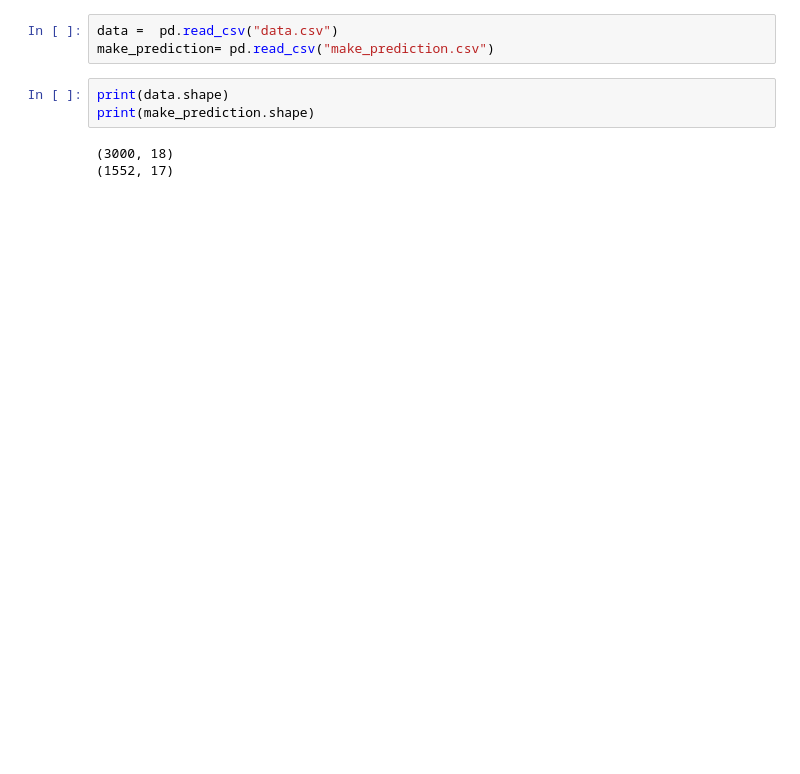
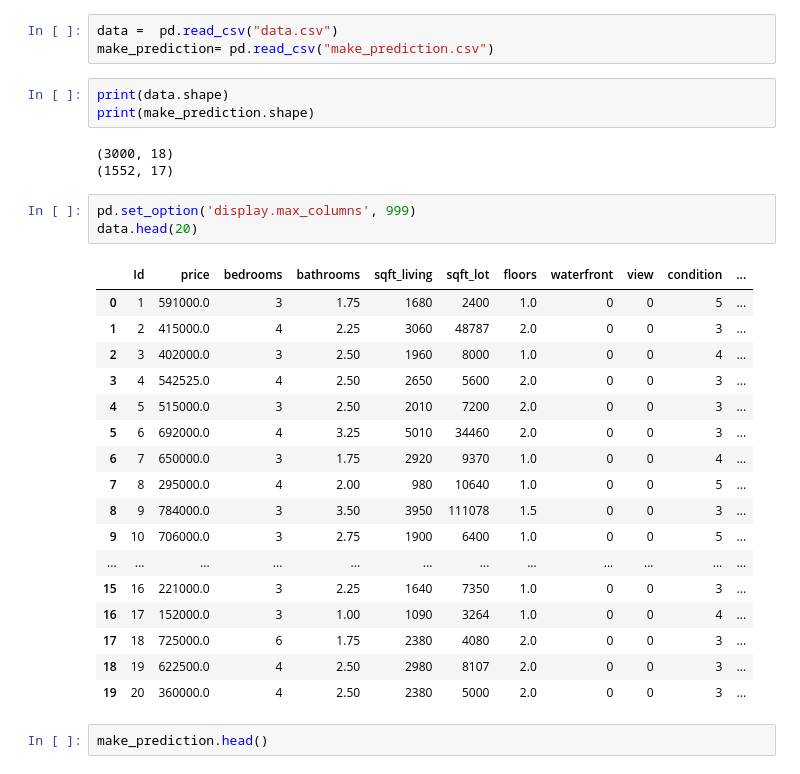
Before and after one commit to rajadevineni/House_Price_Prediction, a Jupyter notebook: KNN_regressor.ipynb, the cells around one changed output. Cells and saved outputs as stored; diff of their text form; blank space fills up the shorter version.

```diff
--- a/KNN_regressor.ipynb
+++ b/KNN_regressor.ipynb
@@ -12,3 +14,26 @@ print(make_prediction.shape)
 # %% [output]
 (3000, 18)
 (1552, 17)
+# %%
+pd.set_option('display.max_columns', 999)
+data.head(20)
+# %% [output]
+|  | Id | price | bedrooms | bathrooms | sqft_living | sqft_lot | floors | waterfront | view | condition | ... |
+| 0 | 1 | 591000.0 | 3 | 1.75 | 1680 | 2400 | 1.0 | 0 | 0 | 5 | ... |
+| 1 | 2 | 415000.0 | 4 | 2.25 | 3060 | 48787 | 2.0 | 0 | 0 | 3 | ... |
+| 2 | 3 | 402000.0 | 3 | 2.50 | 1960 | 8000 | 1.0 | 0 | 0 | 4 | ... |
+| 3 | 4 | 542525.0 | 4 | 2.50 | 2650 | 5600 | 2.0 | 0 | 0 | 3 | ... |
+| 4 | 5 | 515000.0 | 3 | 2.50 | 2010 | 7200 | 2.0 | 0 | 0 | 3 | ... |
+| 5 | 6 | 692000.0 | 4 | 3.25 | 5010 | 34460 | 2.0 | 0 | 0 | 3 | ... |
+| 6 | 7 | 650000.0 | 3 | 1.75 | 2920 | 9370 | 1.0 | 0 | 0 | 4 | ... |
+| 7 | 8 | 295000.0 | 4 | 2.00 | 980 | 10640 | 1.0 | 0 | 0 | 5 | ... |
+| 8 | 9 | 784000.0 | 3 | 3.50 | 3950 | 111078 | 1.5 | 0 | 0 | 3 | ... |
+| 9 | 10 | 706000.0 | 3 | 2.75 | 1900 | 6400 | 1.0 | 0 | 0 | 5 | ... |
+| ... | ... | ... | ... | ... | ... | ... | ... | ... | ... | ... | ... |
+| 15 | 16 | 221000.0 | 3 | 2.25 | 1640 | 7350 | 1.0 | 0 | 0 | 3 | ... |
+| 16 | 17 | 152000.0 | 3 | 1.00 | 1090 | 3264 | 1.0 | 0 | 0 | 4 | ... |
+| 17 | 18 | 725000.0 | 6 | 1.75 | 2380 | 4080 | 2.0 | 0 | 0 | 3 | ... |
+| 18 | 19 | 622500.0 | 4 | 2.50 | 2980 | 8107 | 2.0 | 0 | 0 | 3 | ... |
+| 19 | 20 | 360000.0 | 4 | 2.50 | 2380 | 5000 | 2.0 | 0 | 0 | 3 | ... |
+# %%
+make_prediction.head()
```
Also changed, not shown: parts of 11 cells of this notebook.
